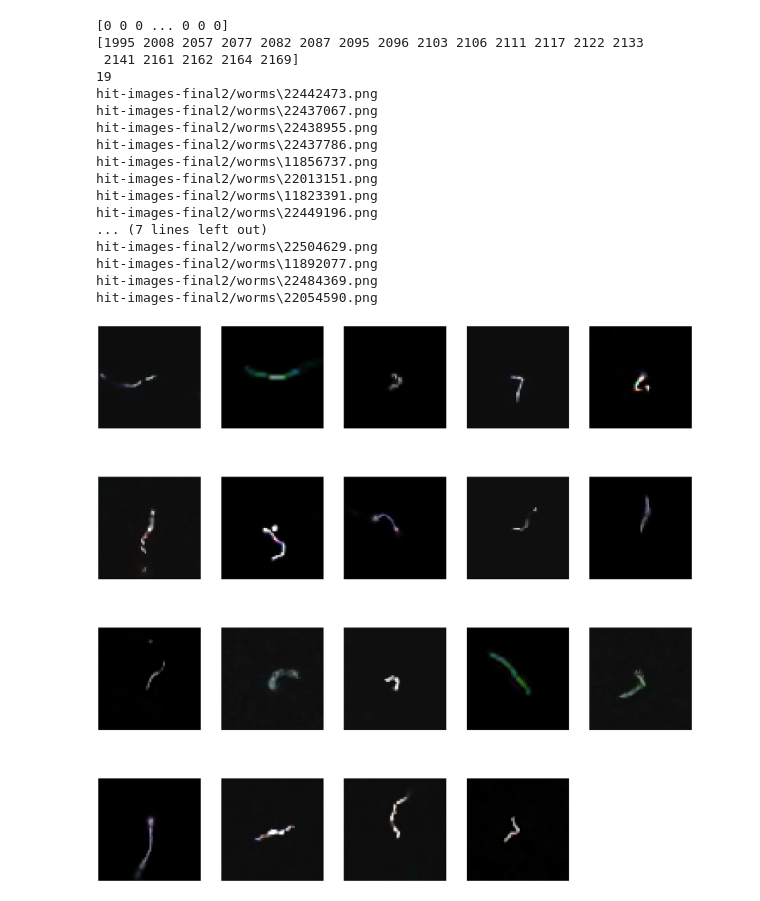
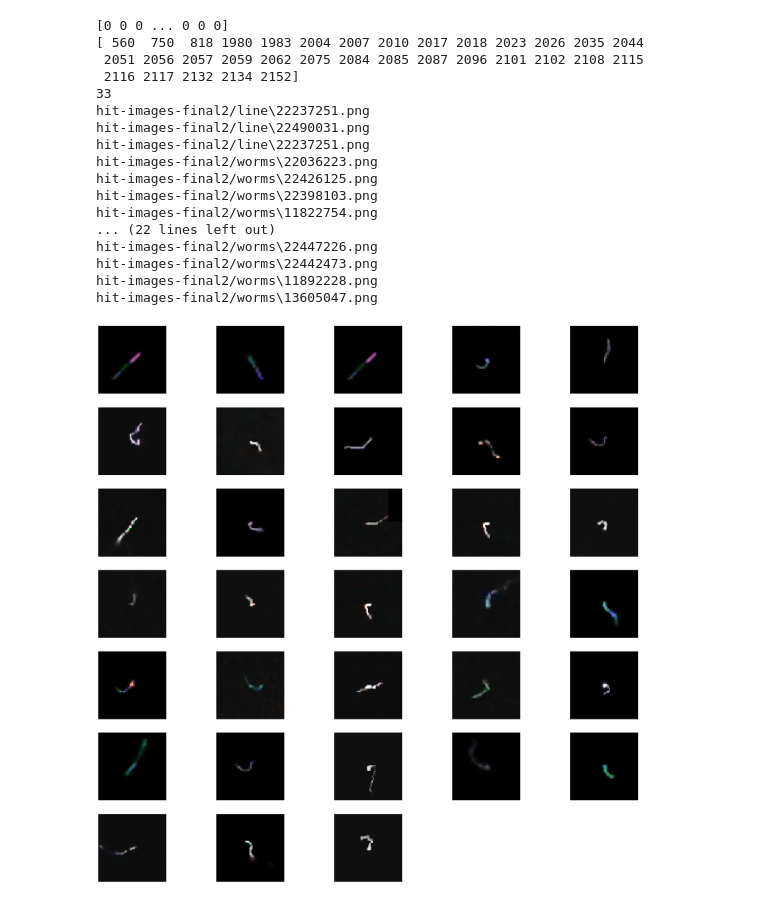
Before and after one commit to marp-science/credo-anomalies, a Jupyter notebook: 02_train_and_test_tracks_worms_th_dots_optics.ipynb, the cells around one changed output. Cells and saved outputs as stored; diff of their text form; code cells hidden in the pictures.

```diff
--- a/02_train_and_test_tracks_worms_th_dots_optics.ipynb
+++ b/02_train_and_test_tracks_worms_th_dots_optics.ipynb
@@ -425,30 +425,30 @@ hit-images-final2/line\22177963.png
 # %%
 worms_embedding = encoder_embedding(TRACKS_AC, worms2_set[worms2_test])
 worms_t_files = np.asarray(worms2_files)[worms2_test]
 
 embedding = np.vstack([tracks_embedding, worms_embedding])
 t_files = np.hstack([tracks_t_files, worms_t_files])
 
-optics(embedding, t_files, 180)
+optics(embedding, t_files, 175)
 # %% [output]
 [0 0 0 ... 0 0 0]
-[1995 2008 2057 2077 2082 2087 2095 2096 2103 2106 2111 2117 2122 2133
- 2141 2161 2162 2164 2169]
-19
+[ 560  750  818 1980 1983 2004 2007 2010 2017 2018 2023 2026 2035 2044
+ 2051 2056 2057 2059 2062 2075 2084 2085 2087 2096 2101 2102 2108 2115
+ 2116 2117 2132 2134 2152]
+33
+hit-images-final2/line\22237251.png
+hit-images-final2/line\22490031.png
+hit-images-final2/line\22237251.png
+hit-images-final2/worms\22036223.png
+hit-images-final2/worms\22426125.png
+hit-images-final2/worms\22398103.png
+hit-images-final2/worms\11822754.png
+... (22 lines left out)
+hit-images-final2/worms\22447226.png
 hit-images-final2/worms\22442473.png
-hit-images-final2/worms\22437067.png
-hit-images-final2/worms\22438955.png
-hit-images-final2/worms\22437786.png
-hit-images-final2/worms\11856737.png
-hit-images-final2/worms\22013151.png
-hit-images-final2/worms\11823391.png
-hit-images-final2/worms\22449196.png
-... (7 lines left out)
-hit-images-final2/worms\22504629.png
-hit-images-final2/worms\11892077.png
-hit-images-final2/worms\22484369.png
-hit-images-final2/worms\22054590.png
+hit-images-final2/worms\11892228.png
+hit-images-final2/worms\13605047.png
-[figure, old version]
+[figure, new version]
 # %%
 me_set, me_files = load_images('hit-images-final2/me')
 me_embedding = encoder_embedding(TRACKS_AC, me_set)
```
Also changed, not shown: parts of 7 cells of this notebook, 2 other files.
